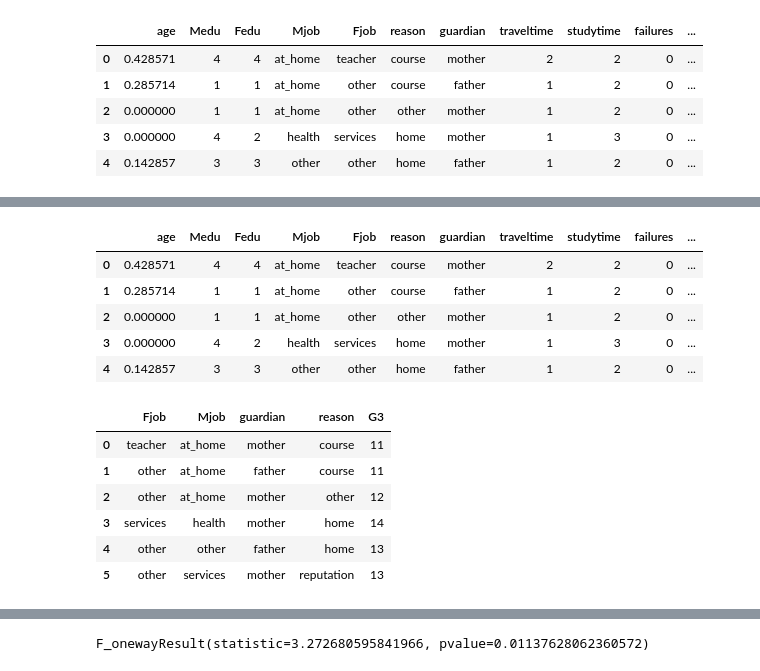
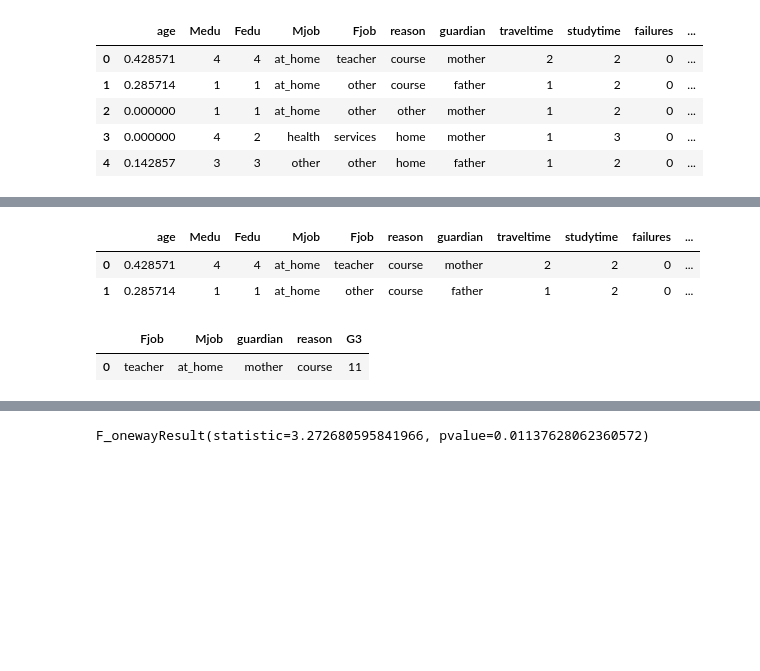
Before and after one commit to theadityashukla/Regression-Analysis-on-Student-Performance-Data-Set, a Jupyter notebook: Student_Performance_Reg.ipynb, the cells around one changed output, grey strips where cells are left out. Drawn from its saved outputs; the diff is of its cells as text; code cells hidden in the pictures; blank space fills up the shorter version.

```diff
--- a/Student_Performance_Reg.ipynb
+++ b/Student_Performance_Reg.ipynb
@@ -124,28 +113,20 @@ internet_yes     (0.15002485385078757, 0.00012489173447457127)
 romantic_no      (0.09058288359599932, 0.021002471524659276)
 romantic_yes     (-0.09058288359599932, 0.021002471524659276)
 # %%
-student_df.head()
+student_df.head(2)
 # %% [output]
 |  | age | Medu | Fedu | Mjob | Fjob | reason | guardian | traveltime | studytime | failures | ... |
 | 0 | 0.428571 | 4 | 4 | at_home | teacher | course | mother | 2 | 2 | 0 | ... |
 | 1 | 0.285714 | 1 | 1 | at_home | other | course | father | 1 | 2 | 0 | ... |
-| 2 | 0.000000 | 1 | 1 | at_home | other | other | mother | 1 | 2 | 0 | ... |
-| 3 | 0.000000 | 4 | 2 | health | services | home | mother | 1 | 3 | 0 | ... |
-| 4 | 0.142857 | 3 | 3 | other | other | home | father | 1 | 2 | 0 | ... |
 # %%
 dfgp=student_df[["Fjob","Mjob","guardian","reason"]]
 # %%
 dfgp=pd.concat([dfgp,student_df["G3"]],axis=1)
 # %%
-dfgp.head(6)
+dfgp.head(1)
 # %% [output]
 |  | Fjob | Mjob | guardian | reason | G3 |
 | 0 | teacher | at_home | mother | course | 11 |
-| 1 | other | at_home | father | course | 11 |
-| 2 | other | at_home | mother | other | 12 |
-| 3 | services | health | mother | home | 14 |
-| 4 | other | other | father | home | 13 |
-| 5 | other | services | mother | reputation | 13 |
 # %%
 df1=dfgp[["Fjob","G3"]].groupby(["Fjob"])
 # %%
```
Also changed, not shown: parts of 39 cells of this notebook.
